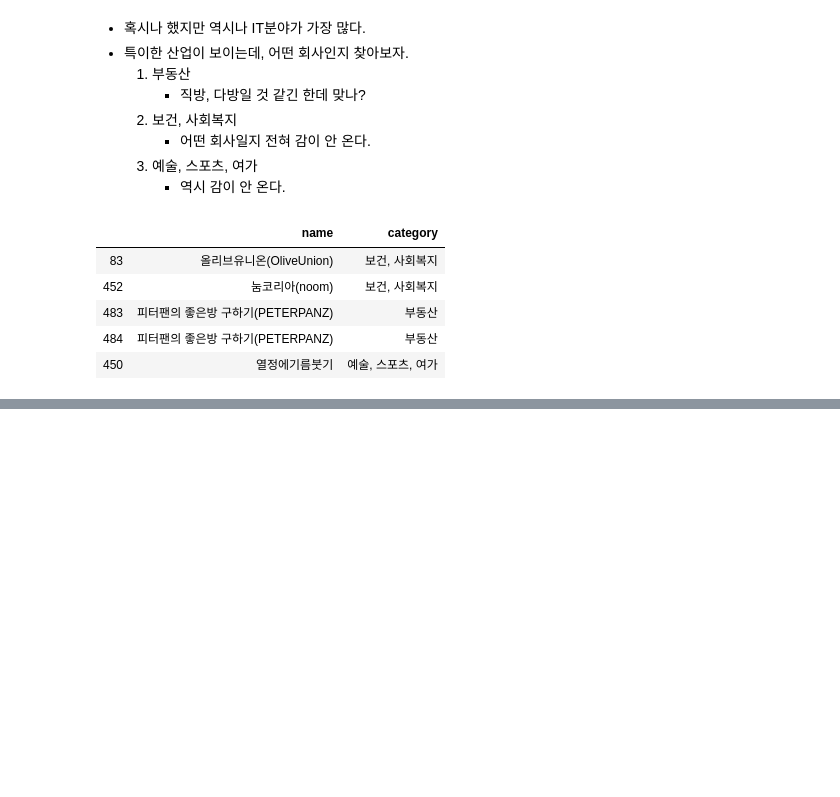
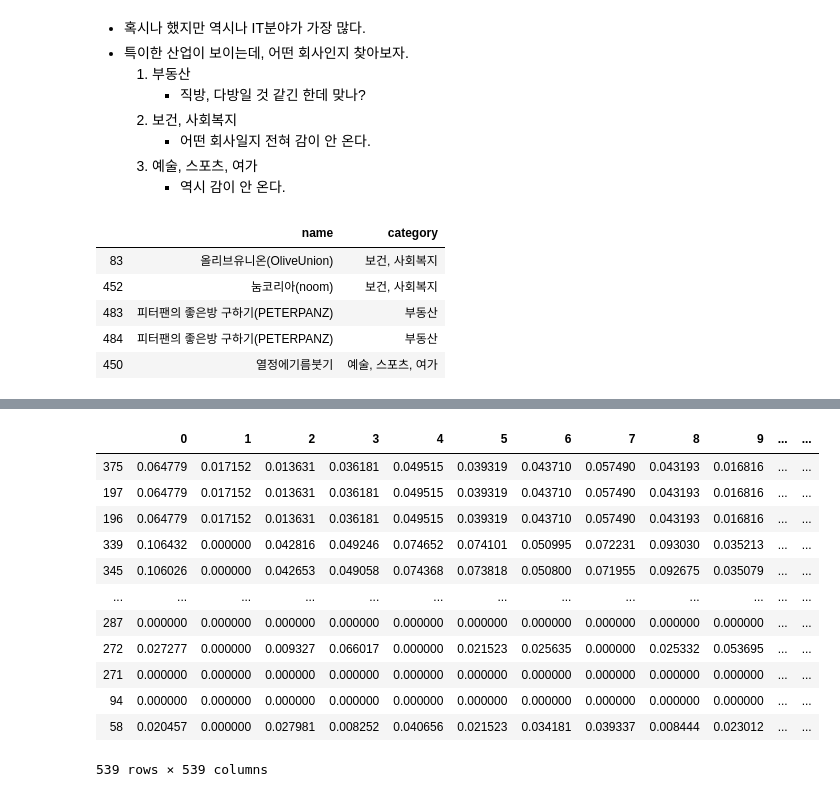
Before and after one commit to Sean-Parkk/Projects, a Jupyter notebook: Recommender_system_for_applying/codes/Recommender_system_for_applying.ipynb, the cells around one changed output, grey strips where cells are left out. Cells and saved outputs as stored; diff of their text form; code cells hidden in the pictures; blank space fills up the shorter version.

```diff
--- a/Recommender_system_for_applying/codes/Recommender_system_for_applying.ipynb
+++ b/Recommender_system_for_applying/codes/Recommender_system_for_applying.ipynb
@@ -108,0 +298,5 @@ df.query('category in ("보건, 사회복지", "부동산", "예술, 스포츠,
+# %%
+vect = CountVectorizer(min_df=0, ngram_range=(1,2))
+c = vect.fit_transform(df['about'])
+c_simi = cosine_similarity(c, c)
+c_simi_ind = c_simi.argsort()[:, ::-1]
@@ -108,0 +343,18 @@ df.query('category in ("보건, 사회복지", "부동산", "예술, 스포츠,
+# %%
+df_simi = pd.DataFrame(c_simi)
+df_simi
+df_simi.sort_values(by=196, ascending=False)
+# %% [output]
+|  | 0 | 1 | 2 | 3 | 4 | 5 | 6 | 7 | 8 | 9 | ... | ... |
+| 375 | 0.064779 | 0.017152 | 0.013631 | 0.036181 | 0.049515 | 0.039319 | 0.043710 | 0.057490 | 0.043193 | 0.016816 | ... | ... |
+| 197 | 0.064779 | 0.017152 | 0.013631 | 0.036181 | 0.049515 | 0.039319 | 0.043710 | 0.057490 | 0.043193 | 0.016816 | ... | ... |
+| 196 | 0.064779 | 0.017152 | 0.013631 | 0.036181 | 0.049515 | 0.039319 | 0.043710 | 0.057490 | 0.043193 | 0.016816 | ... | ... |
+| 339 | 0.106432 | 0.000000 | 0.042816 | 0.049246 | 0.074652 | 0.074101 | 0.050995 | 0.072231 | 0.093030 | 0.035213 | ... | ... |
+| 345 | 0.106026 | 0.000000 | 0.042653 | 0.049058 | 0.074368 | 0.073818 | 0.050800 | 0.071955 | 0.092675 | 0.035079 | ... | ... |
+| ... | ... | ... | ... | ... | ... | ... | ... | ... | ... | ... | ... | ... |
+| 287 | 0.000000 | 0.000000 | 0.000000 | 0.000000 | 0.000000 | 0.000000 | 0.000000 | 0.000000 | 0.000000 | 0.000000 | ... | ... |
+| 272 | 0.027277 | 0.000000 | 0.009327 | 0.066017 | 0.000000 | 0.021523 | 0.025635 | 0.000000 | 0.025332 | 0.053695 | ... | ... |
+| 271 | 0.000000 | 0.000000 | 0.000000 | 0.000000 | 0.000000 | 0.000000 | 0.000000 | 0.000000 | 0.000000 | 0.000000 | ... | ... |
+| 94 | 0.000000 | 0.000000 | 0.000000 | 0.000000 | 0.000000 | 0.000000 | 0.000000 | 0.000000 | 0.000000 | 0.000000 | ... | ... |
+| 58 | 0.020457 | 0.000000 | 0.027981 | 0.008252 | 0.040656 | 0.021523 | 0.034181 | 0.039337 | 0.008444 | 0.023012 | ... | ... |
+539 rows × 539 columns
```
Also changed, not shown: parts of 27 cells of this notebook.
